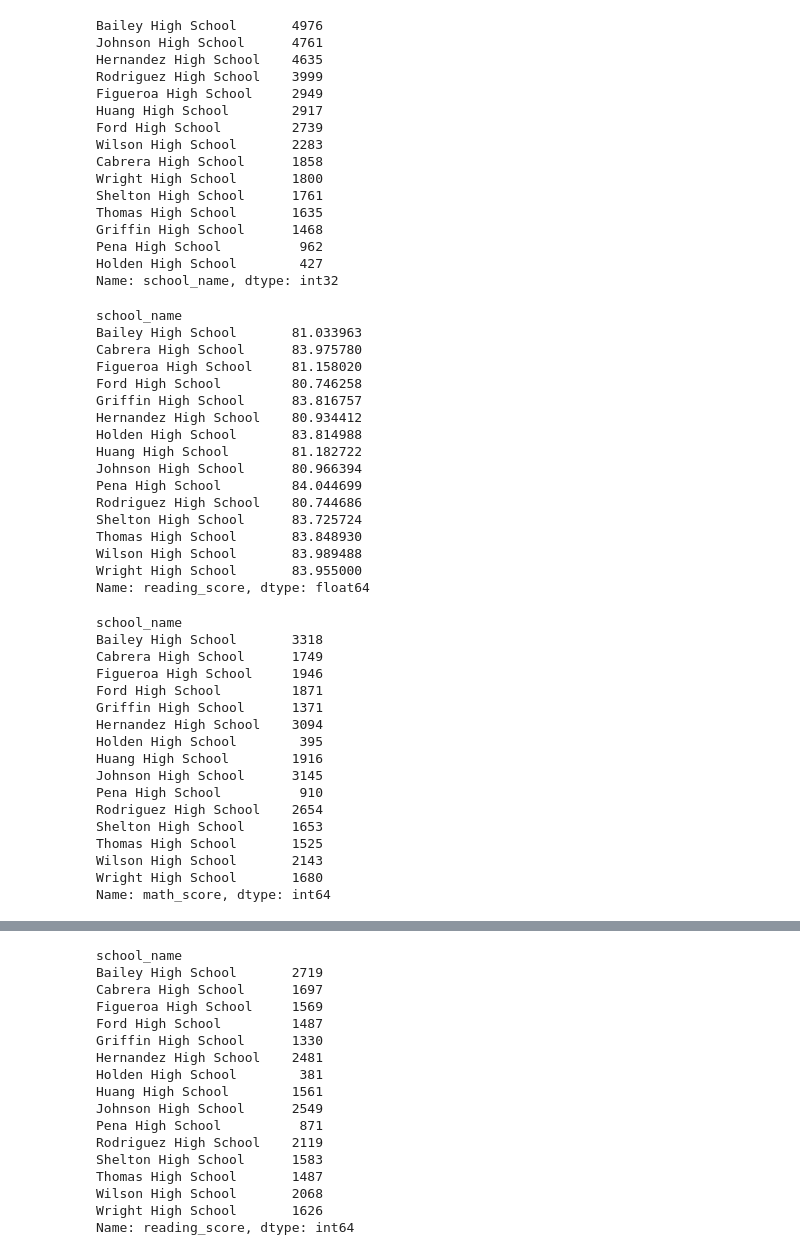
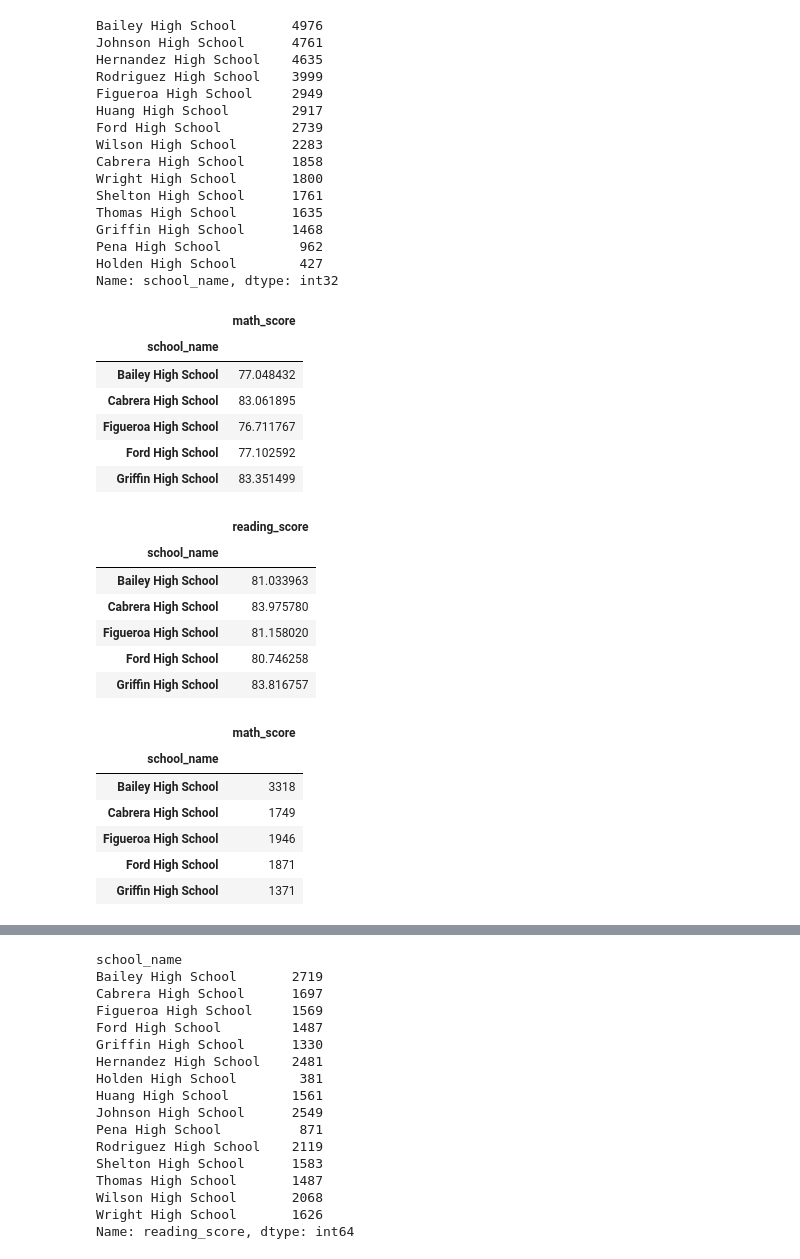
Before and after one commit to Hermaeus1/pandas-challenge, a Jupyter notebook: PyCitySchools_starter.ipynb, the cells around one changed output, grey strips where cells are left out. Drawn from its saved outputs; the diff is of its cells as text; code cells hidden in the pictures.

```diff
--- a/PyCitySchools_starter.ipynb
+++ b/PyCitySchools_starter.ipynb
@@ -157,53 +165,45 @@ per_school_budget = per_school_budget.astype(float)
 per_school_capita = per_school_budget/per_school_counts
 per_school_capita = per_school_capita.astype(float)
 # %%
-# Calculate the average test scores per school
+# Calculate the average math test scores per school
 
 ave_per_school_math = school_data_complete.groupby(["school_name"])["math_score"].mean()
-ave_per_school_math
-ave_per_school_reading = school_data_complete.groupby(["school_name"])["reading_score"].mean()
-ave_per_school_reading
+ave_per_school_math_df = pd.DataFrame(ave_per_school_math)
+ave_per_school_math_df.head()
 # %% [output]
-school_name
-Bailey High School       81.033963
-Cabrera High School      83.975780
-Figueroa High School     81.158020
-Ford High School         80.746258
-Griffin High School      83.816757
-Hernandez High School    80.934412
-Holden High School       83.814988
-Huang High School        81.182722
-Johnson High School      80.966394
-Pena High School         84.044699
-Rodriguez High School    80.744686
-Shelton High School      83.725724
-Thomas High School       83.848930
-Wilson High School       83.989488
-Wright High School       83.955000
-Name: reading_score, dtype: float64
+|  | math_score |
+| school_name |  |
+| Bailey High School | 77.048432 |
+| Cabrera High School | 83.061895 |
+| Figueroa High School | 76.711767 |
+| Ford High School | 77.102592 |
+| Griffin High School | 83.351499 |
+# %%
+# Calculate the average math test scores per school
+ave_per_school_reading = school_data_complete.groupby(["school_name"])["reading_score"].mean()
+ave_per_school_reading_df = pd.DataFrame(ave_per_school_reading)
+ave_per_school_reading_df.head()
+# %% [output]
+|  | reading_score |
+| school_name |  |
+| Bailey High School | 81.033963 |
+| Cabrera High School | 83.975780 |
+| Figueroa High School | 81.158020 |
+| Ford High School | 80.746258 |
+| Griffin High School | 83.816757 |
 # %%
 # Calculate the number of students per school with math scores of 70 or higher
-# you left off here ethan
 students_passing_math = passing_math_count.groupby(['school_name']).count()['math_score']
-students_passing_math
+school_students_passing_math = pd.DataFrame(students_passing_math)
+school_students_passing_math.head()
 # %% [output]
-school_name
-Bailey High School       3318
-Cabrera High School      1749
-Figueroa High School     1946
-Ford High School         1871
-Griffin High School      1371
-Hernandez High School    3094
-Holden High School        395
-Huang High School        1916
-Johnson High School      3145
-Pena High School          910
-Rodriguez High School    2654
-Shelton High School      1653
-Thomas High School       1525
-Wilson High School       2143
-Wright High School       1680
-Name: math_score, dtype: int64
+|  | math_score |
+| school_name |  |
+| Bailey High School | 3318 |
+| Cabrera High School | 1749 |
+| Figueroa High School | 1946 |
+| Ford High School | 1871 |
+| Griffin High School | 1371 |
 # %%
 # Calculate the number of students per school with reading scores of 70 or higher
 students_passing_reading = passing_reading_count.groupby(['school_name']).count()['reading_score']
```
Also changed, not shown: parts of 8 cells of this notebook.
